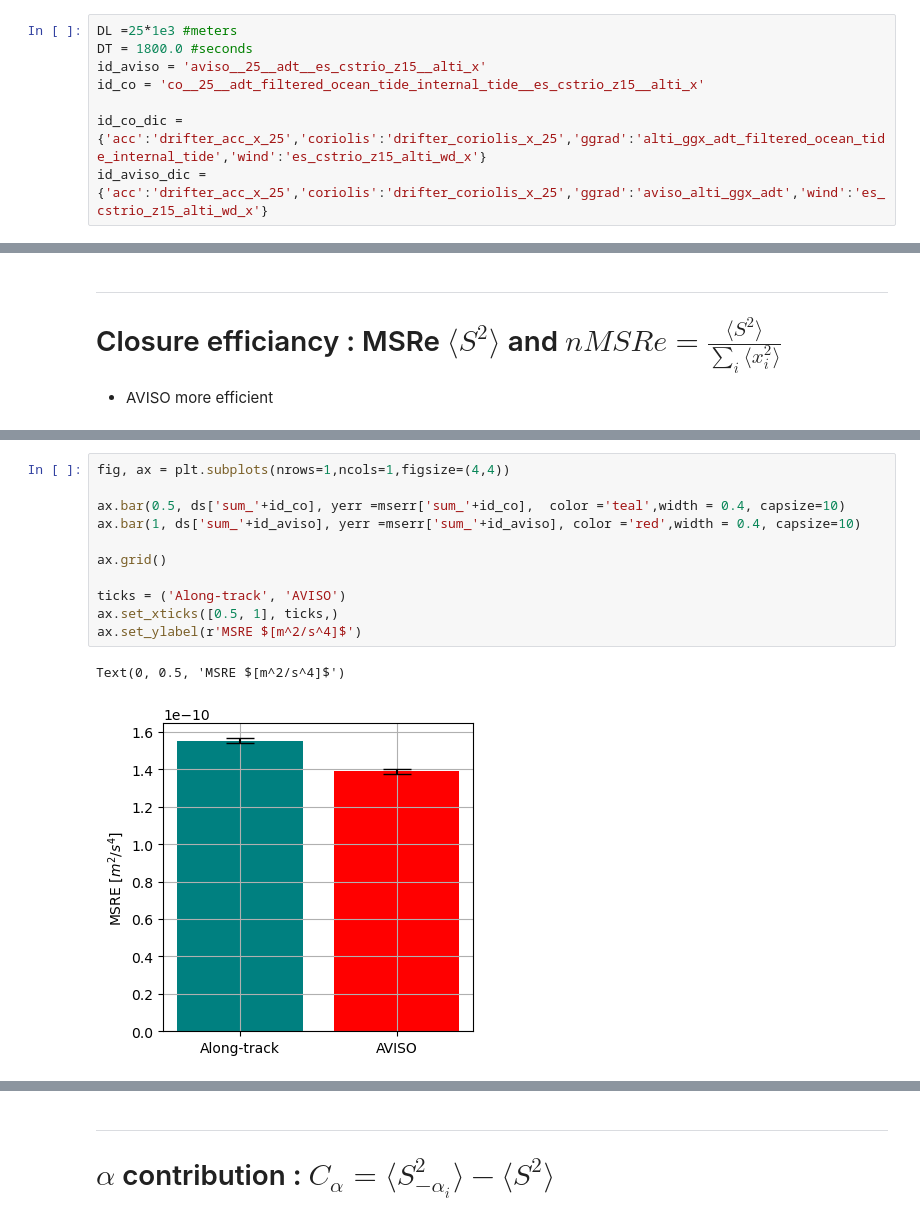
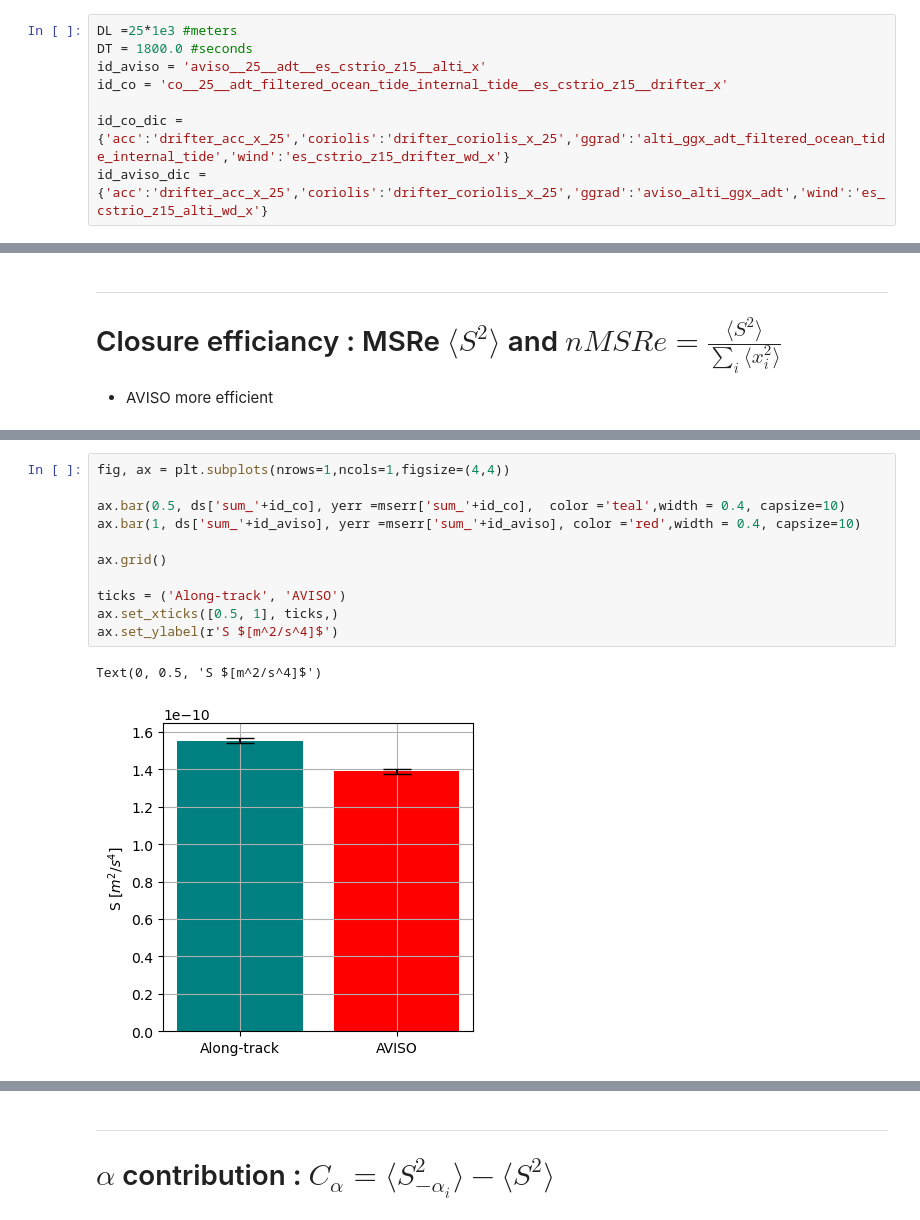
Before and after one commit to margot-demol/historical_analysis, a Jupyter notebook: 744_diag_ms_25_05_cutoff25.ipynb, the cells around one changed output, grey strips where cells are left out. Drawn from its saved outputs; the diff is of its cells as text.

```diff
--- a/744_diag_ms_25_05_cutoff25.ipynb
+++ b/744_diag_ms_25_05_cutoff25.ipynb
@@ -18,7 +25,7 @@ from histlib.matchup import _data_var, _stress_var, _aviso_var
 DL =25*1e3 #meters
 DT = 1800.0 #seconds
 id_aviso = 'aviso__25__adt__es_cstrio_z15__alti_x'
-id_co = 'co__25__adt_filtered_ocean_tide_internal_tide__es_cstrio_z15__alti_x'
+id_co = 'co__25__adt_filtered_ocean_tide_internal_tide__es_cstrio_z15__drifter_x'
 
-id_co_dic =  {'acc':'drifter_acc_x_25','coriolis':'drifter_coriolis_x_25','ggrad':'alti_ggx_adt_filtered_ocean_tide_internal_tide','wind':'es_cstrio_z15_alti_wd_x'}
+id_co_dic =  {'acc':'drifter_acc_x_25','coriolis':'drifter_coriolis_x_25','ggrad':'alti_ggx_adt_filtered_ocean_tide_internal_tide','wind':'es_cstrio_z15_drifter_wd_x'}
 id_aviso_dic =  {'acc':'drifter_acc_x_25','coriolis':'drifter_coriolis_x_25','ggrad':'aviso_alti_ggx_adt','wind':'es_cstrio_z15_alti_wd_x'}
@@ -78,17 +91,17 @@ nMSRe = (array(20.58652679), array(0.39248724))
 # %%
 fig, ax = plt.subplots(nrows=1,ncols=1,figsize=(4,4))
 
 ax.bar(0.5, ds['sum_'+id_co], yerr =mserr['sum_'+id_co],  color ='teal',width = 0.4, capsize=10)
 ax.bar(1, ds['sum_'+id_aviso], yerr =mserr['sum_'+id_aviso], color ='red',width = 0.4, capsize=10)
 
 ax.grid()
 
 ticks = ('Along-track', 'AVISO')
 ax.set_xticks([0.5, 1], ticks,)
-ax.set_ylabel(r'MSRE $[m^2/s^4]$')
+ax.set_ylabel(r'S $[m^2/s^4]$')
 # %% [output]
-Text(0, 0.5, 'MSRE $[m^2/s^4]$')
+Text(0, 0.5, 'S $[m^2/s^4]$')
-[figure, old version]
+[figure, new version]
 # %%
 fig, ax = plt.subplots(nrows=1,ncols=1,figsize=(4,4))
 
```
Also changed, not shown: parts of 31 cells of this notebook, 54 other files.
